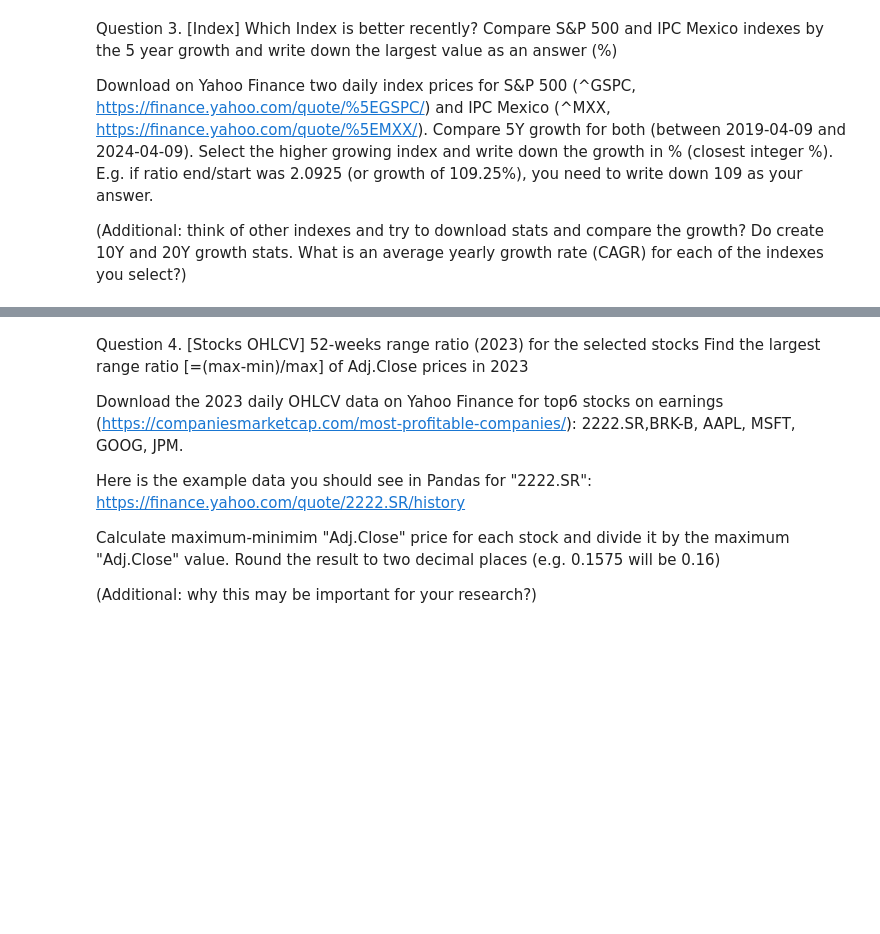
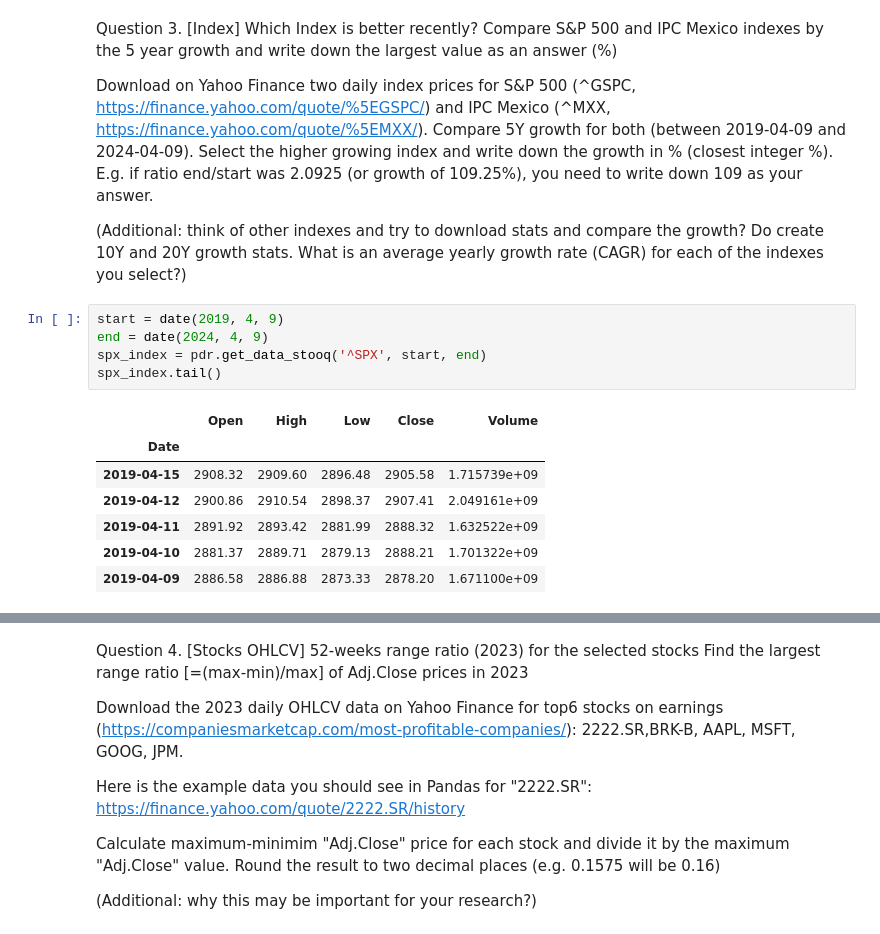
Before and after one commit to daniellegaither/stock-markets-analytics-zoomcamp, a Jupyter notebook: 01-intro-and-data-sources/Module01_homework.ipynb, the cells around one changed output, grey strips where cells are left out. Drawn from its saved outputs; the diff is of its cells as text; blank space fills up the shorter version.

```diff
--- a/01-intro-and-data-sources/Module01_homework.ipynb
+++ b/01-intro-and-data-sources/Module01_homework.ipynb
@@ -19,3 +103,16 @@ Compare S&P 500 and IPC Mexico indexes by the 5 year growth and write down the l
 Download on Yahoo Finance two daily index prices for S&P 500 (^GSPC, https://finance.yahoo.com/quote/%5EGSPC/) and IPC Mexico (^MXX, https://finance.yahoo.com/quote/%5EMXX/). Compare 5Y growth for both (between 2019-04-09 and 2024-04-09). Select the higher growing index and write down the growth in % (closest integer %). E.g. if ratio end/start was 2.0925 (or growth of 109.25%), you need to write down 109 as your answer.
 
 (Additional: think of other indexes and try to download stats and compare the growth? Do create 10Y and 20Y growth stats. What is an average yearly growth rate (CAGR) for each of the indexes you select?)
+# %%
+start = date(2019, 4, 9)
+end = date(2024, 4, 9)
+spx_index = pdr.get_data_stooq('^SPX', start, end)
+spx_index.tail()
+# %% [output]
+|  | Open | High | Low | Close | Volume |
+| Date |  |  |  |  |  |
+| 2019-04-15 | 2908.32 | 2909.60 | 2896.48 | 2905.58 | 1.715739e+09 |
+| 2019-04-12 | 2900.86 | 2910.54 | 2898.37 | 2907.41 | 2.049161e+09 |
+| 2019-04-11 | 2891.92 | 2893.42 | 2881.99 | 2888.32 | 1.632522e+09 |
+| 2019-04-10 | 2881.37 | 2889.71 | 2879.13 | 2888.21 | 1.701322e+09 |
+| 2019-04-09 | 2886.58 | 2886.88 | 2873.33 | 2878.20 | 1.671100e+09 |
```
Also changed, not shown: parts of 16 cells of this notebook.
